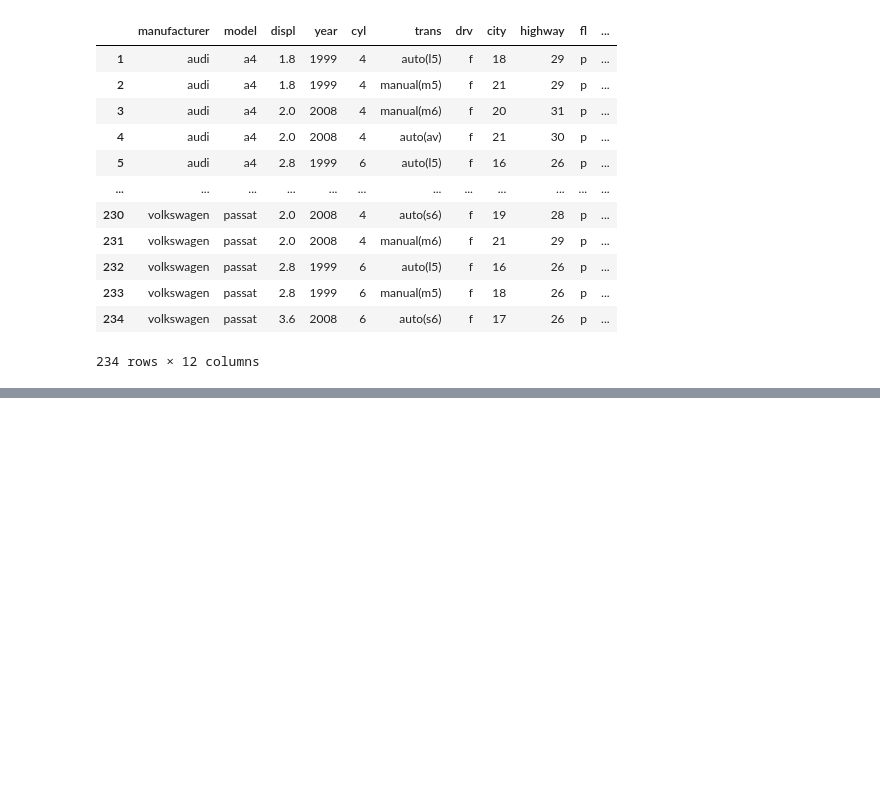
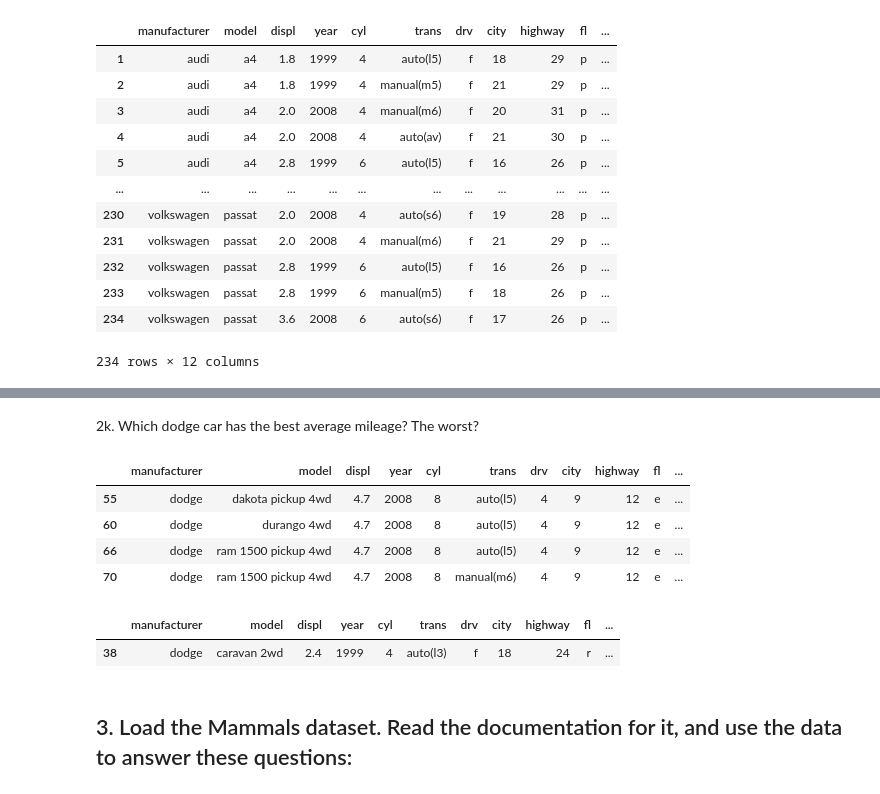
Before and after one commit to VincentBanuelos/numpy-pandas-visualization-exercises, a Jupyter notebook: dataframes.ipynb, the cells around one changed output, grey strips where cells are left out. Drawn from its saved outputs; the diff is of its cells as text; code cells hidden in the pictures; blank space fills up the shorter version.

```diff
--- a/dataframes.ipynb
+++ b/dataframes.ipynb
@@ -253,0 +282,2 @@ mpg
+# %%
+mpg['average_mileage'] = (mpg['city'] + mpg['highway'])/2
@@ -253,0 +300,21 @@ mpg
+# %% [markdown]
+2k. Which dodge car has the best average mileage? The worst?
+# %%
+worst_dodge = mpg[mpg['manufacturer'] == 'dodge']['average_mileage'].min()
+dodge_makes = mpg[mpg['manufacturer'] == 'dodge']
+dodge_makes[dodge_makes['average_mileage'] == worst_dodge]
+# %% [output]
+|  | manufacturer | model | displ | year | cyl | trans | drv | city | highway | fl | ... |
+| 55 | dodge | dakota pickup 4wd | 4.7 | 2008 | 8 | auto(l5) | 4 | 9 | 12 | e | ... |
+| 60 | dodge | durango 4wd | 4.7 | 2008 | 8 | auto(l5) | 4 | 9 | 12 | e | ... |
+| 66 | dodge | ram 1500 pickup 4wd | 4.7 | 2008 | 8 | auto(l5) | 4 | 9 | 12 | e | ... |
+| 70 | dodge | ram 1500 pickup 4wd | 4.7 | 2008 | 8 | manual(m6) | 4 | 9 | 12 | e | ... |
+# %%
+best_dodge = mpg[mpg['manufacturer'] == 'dodge']['average_mileage'].max()
+dodge_makes = mpg[mpg['manufacturer'] == 'dodge']
+dodge_makes[dodge_makes['average_mileage'] == best_dodge]
+# %% [output]
+|  | manufacturer | model | displ | year | cyl | trans | drv | city | highway | fl | ... |
+| 38 | dodge | caravan 2wd | 2.4 | 1999 | 4 | auto(l3) | f | 18 | 24 | r | ... |
+# %% [markdown]
+## 3. Load the Mammals dataset. Read the documentation for it, and use the data to answer these questions:
```
Also changed, not shown: parts of 23 cells of this notebook.
